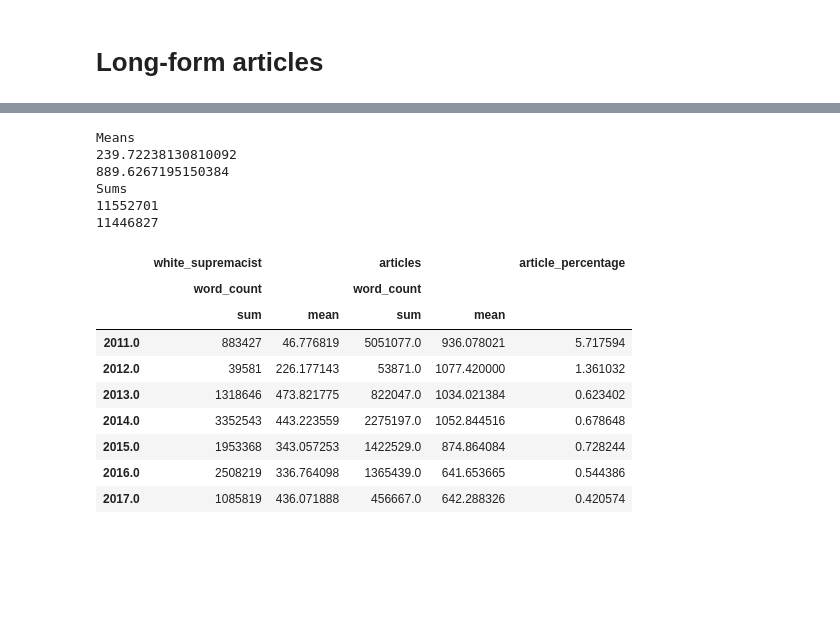
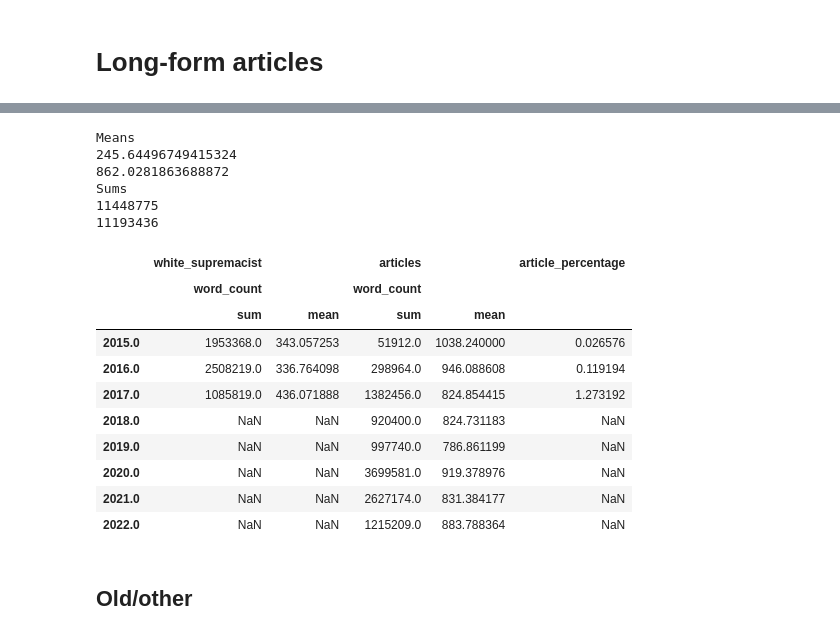
Before and after one commit to michaelmilleryoder/white_supremacist_lang, a Jupyter notebook: jupyter/antiracist_data.ipynb, the cells around one changed output, grey strips where cells are left out. Cells and saved outputs as stored; diff of their text form; code cells hidden in the pictures; blank space fills up the shorter version.

```diff
--- a/jupyter/antiracist_data.ipynb
+++ b/jupyter/antiracist_data.ipynb
@@ -576,0 +634,5 @@ articles_lookup
+# %%
+from tqdm.notebook import tqdm
+
+data['processed_text'] = [tokenize_lowercase(t) for t in tqdm(data['text'])]
+data[['processed_text', 'text']].sample(3)
@@ -576,0 +644,5 @@ articles_lookup
+# %%
+# See how many white supremacist articles there are to match
+path = '../tmp/white_supremacist_train_corpus.pkl'
+ws_data = pd.read_pickle(path)
+ws_data.domain.unique()
@@ -576,0 +651,5 @@ articles_lookup
+# %%
+# Select long-form data, Group by year
+ws_long = ws_data.query('domain=="long-form"').copy()
+ws_yearly = ws_long.groupby(by=ws_long.timestamp.dt.year)['text'].count()
+ws_yearly
@@ -577,8 +671,7 @@ articles_lookup
 # %%
 # Word count/year
-selected = ws_data.query('domain=="long-form"').copy()
-selected['word_count'] = selected.text.str.split().str.len()
-selected.groupby(by=ws_data.timestamp.dt.year).word_count.sum()
+ws_long['word_count'] = ws_long.text.str.split().str.len()
+ws_long.groupby(by=ws_long.timestamp.dt.year).word_count.sum()
 # %% [output]
 A value is trying to be set on a copy of a slice from a DataFrame.
 Try using .loc[row_indexer,col_indexer] = value instead
@@ -728,38 +695,39 @@ article_sample
 # %%
-article_sample['word_count'] = article_sample.text.str.split().str.len()
-# article_wc = article_sample.groupby('year').word_count.sum()
-# article_wc
+data['word_count'] = data.processed_text.str.split().str.len()
 
-article_wc = article_sample.groupby('year').agg({'word_count': ['sum', 'mean']})
+article_wc = data.groupby(data.date.dt.year).agg({'word_count': ['sum', 'mean']})
 
 # Compare number of words between white supremacist dataset long-form data and article data
 print('Means')
-print(selected.word_count.mean())
-print(article_sample.word_count.mean())
+print(ws_long.word_count.mean())
+print(data.word_count.mean()) # but BERT truncates posts to 512 tokens, so will max out at that
 print('Sums')
-print(selected.word_count.sum())
-print(article_sample.word_count.sum())
+print(ws_long.word_count.sum())
+print(data.word_count.sum())
 
-ws_wc = selected.groupby(ws_data.timestamp.dt.year).agg({'word_count': ['sum', 'mean']})
+ws_wc = ws_long.groupby(ws_long.timestamp.dt.year).agg({'word_count': ['sum', 'mean']})
 
 comparison = pd.concat([ws_wc, article_wc], axis=1, keys=['white_supremacist', 'articles'])
 comparison.dropna(subset=[('articles', 'word_count', 'sum')], inplace=True)
 comparison['article_percentage'] = comparison[('articles', 'word_count', 'sum')]/comparison[('white_supremacist', 'word_count', 'sum')]
 comparison
 # %% [output]
 Means
-239.72238130810092
-889.6267195150384
+245.64496749415324
+862.0281863688872
 Sums
-11552701
-11446827
+11448775
+11193436
 |  | white_supremacist |  | articles |  | article_percentage |
 |  | word_count |  | word_count |  |  |
 |  | sum | mean | sum | mean |  |
-| 2011.0 | 883427 | 46.776819 | 5051077.0 | 936.078021 | 5.717594 |
-| 2012.0 | 39581 | 226.177143 | 53871.0 | 1077.420000 | 1.361032 |
-| 2013.0 | 1318646 | 473.821775 | 822047.0 | 1034.021384 | 0.623402 |
-| 2014.0 | 3352543 | 443.223559 | 2275197.0 | 1052.844516 | 0.678648 |
-| 2015.0 | 1953368 | 343.057253 | 1422529.0 | 874.864084 | 0.728244 |
-| 2016.0 | 2508219 | 336.764098 | 1365439.0 | 641.653665 | 0.544386 |
-| 2017.0 | 1085819 | 436.071888 | 456667.0 | 642.288326 | 0.420574 |
+| 2015.0 | 1953368.0 | 343.057253 | 51912.0 | 1038.240000 | 0.026576 |
+| 2016.0 | 2508219.0 | 336.764098 | 298964.0 | 946.088608 | 0.119194 |
+| 2017.0 | 1085819.0 | 436.071888 | 1382456.0 | 824.854415 | 1.273192 |
+| 2018.0 | NaN | NaN | 920400.0 | 824.731183 | NaN |
+| 2019.0 | NaN | NaN | 997740.0 | 786.861199 | NaN |
+| 2020.0 | NaN | NaN | 3699581.0 | 919.378976 | NaN |
+| 2021.0 | NaN | NaN | 2627174.0 | 831.384177 | NaN |
+| 2022.0 | NaN | NaN | 1215209.0 | 883.788364 | NaN |
+# %% [markdown]
+## Old/other
```
Also changed, not shown: parts of 17 cells of this notebook, 8 other files.
